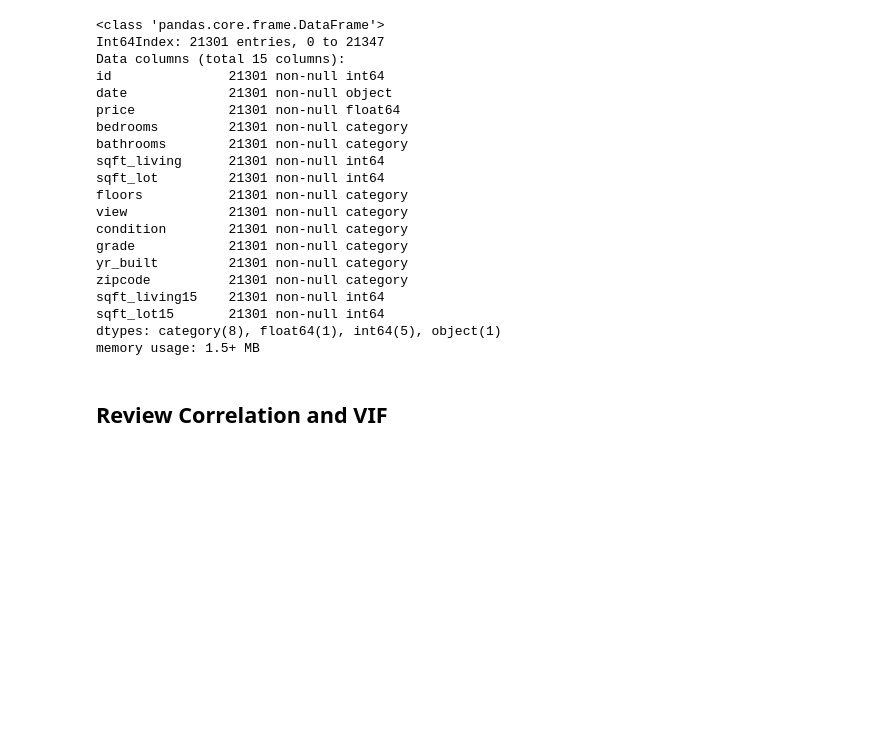
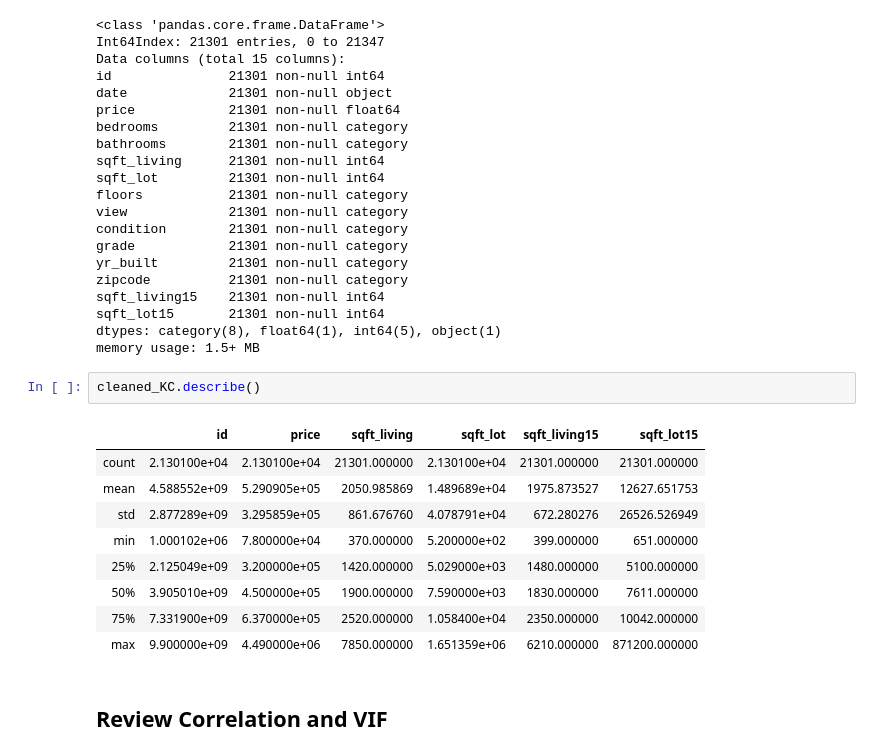
Before and after one commit to jonnelbenjamin/coachmod4project, a Jupyter notebook: modeling.ipynb, the cells around one changed output. Saved outputs shown, nothing was run; the diff lists cells and outputs as text; blank space fills up the shorter version.

```diff
--- a/modeling.ipynb
+++ b/modeling.ipynb
@@ -47,6 +47,18 @@ sqft_living15    21301 non-null int64
 sqft_lot15       21301 non-null int64
 dtypes: category(8), float64(1), int64(5), object(1)
 memory usage: 1.5+ MB
+# %%
+cleaned_KC.describe()
+# %% [output]
+|  | id | price | sqft_living | sqft_lot | sqft_living15 | sqft_lot15 |
+| count | 2.130100e+04 | 2.130100e+04 | 21301.000000 | 2.130100e+04 | 21301.000000 | 21301.000000 |
+| mean | 4.588552e+09 | 5.290905e+05 | 2050.985869 | 1.489689e+04 | 1975.873527 | 12627.651753 |
+| std | 2.877289e+09 | 3.295859e+05 | 861.676760 | 4.078791e+04 | 672.280276 | 26526.526949 |
+| min | 1.000102e+06 | 7.800000e+04 | 370.000000 | 5.200000e+02 | 399.000000 | 651.000000 |
+| 25% | 2.125049e+09 | 3.200000e+05 | 1420.000000 | 5.029000e+03 | 1480.000000 | 5100.000000 |
+| 50% | 3.905010e+09 | 4.500000e+05 | 1900.000000 | 7.590000e+03 | 1830.000000 | 7611.000000 |
+| 75% | 7.331900e+09 | 6.370000e+05 | 2520.000000 | 1.058400e+04 | 2350.000000 | 10042.000000 |
+| max | 9.900000e+09 | 4.490000e+06 | 7850.000000 | 1.651359e+06 | 6210.000000 | 871200.000000 |
 # %% [markdown]
 ## Review Correlation and VIF
 # %% [markdown]
```
Also changed, not shown: parts of 9 cells of this notebook, 1 other file.
